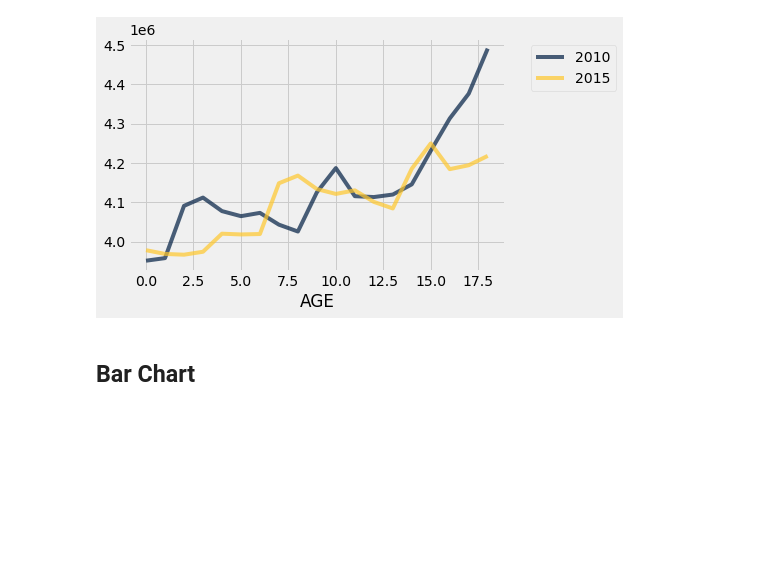
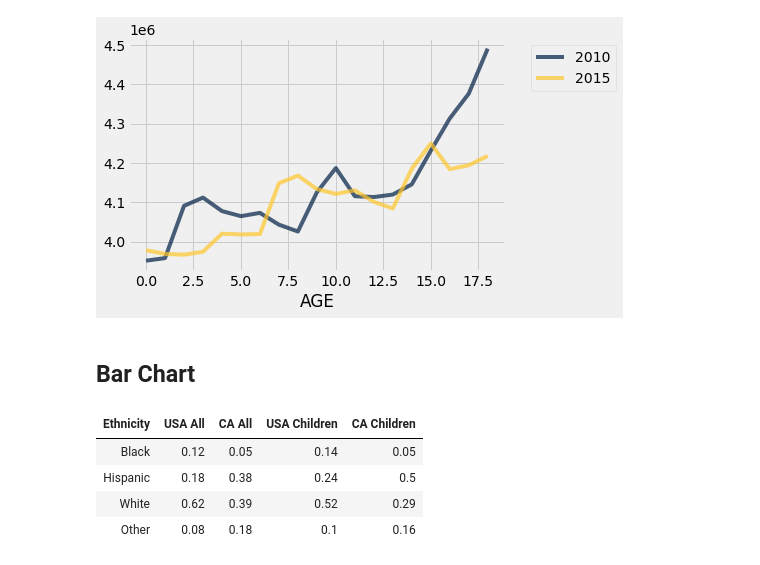
Before and after one commit to abdulbaqi/ms_python, a Jupyter notebook: viz.ipynb, the cells around one changed output. Saved outputs shown, nothing was run; the diff lists cells and outputs as text; code cells hidden in the pictures; blank space fills up the shorter version.

```diff
--- a/viz.ipynb
+++ b/viz.ipynb
@@ -234,3 +234,12 @@ children.plot('AGE')
 [figure]
 # %% [markdown]
 ## Bar Chart
+# %%
+usa_ca = Table.read_table('data/usa_ca_2014.csv')
+usa_ca
+# %% [output]
+| Ethnicity | USA All | CA All | USA Children | CA Children |
+| Black | 0.12 | 0.05 | 0.14 | 0.05 |
+| Hispanic | 0.18 | 0.38 | 0.24 | 0.5 |
+| White | 0.62 | 0.39 | 0.52 | 0.29 |
+| Other | 0.08 | 0.18 | 0.1 | 0.16 |
```
Also changed, not shown: parts of 3 cells of this notebook.
